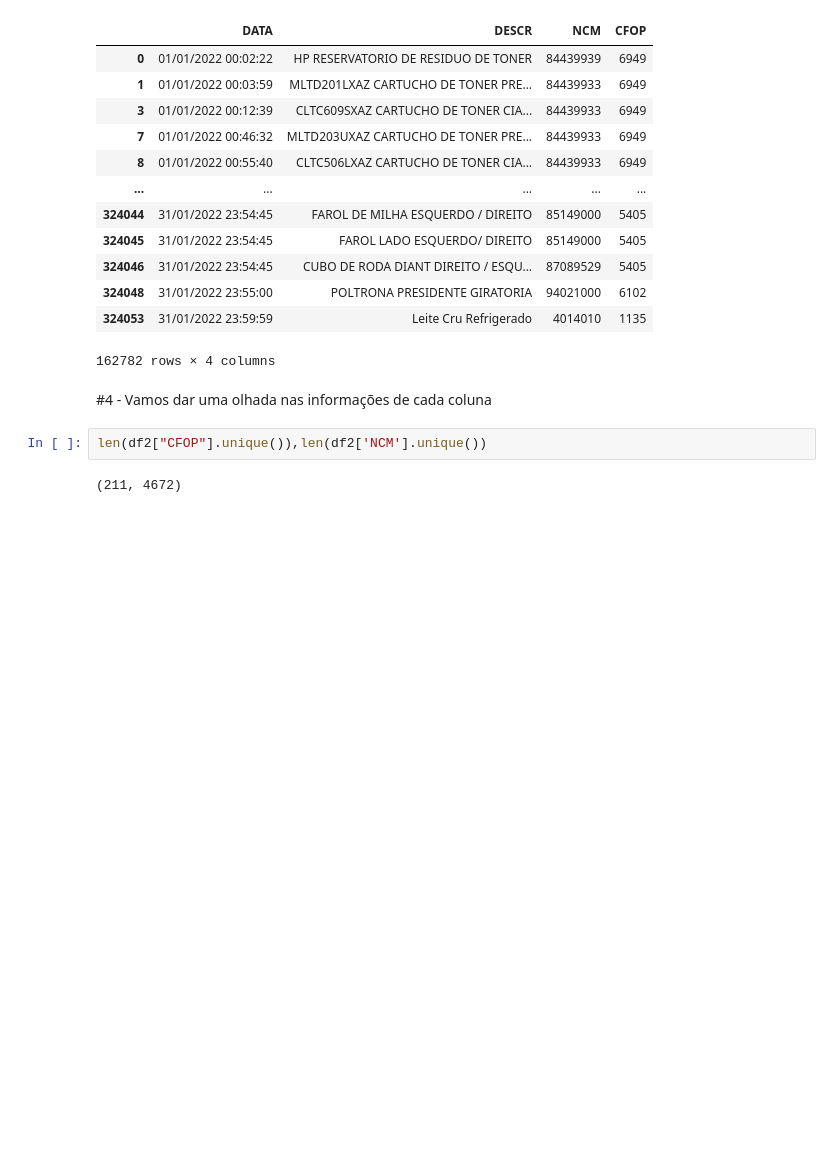
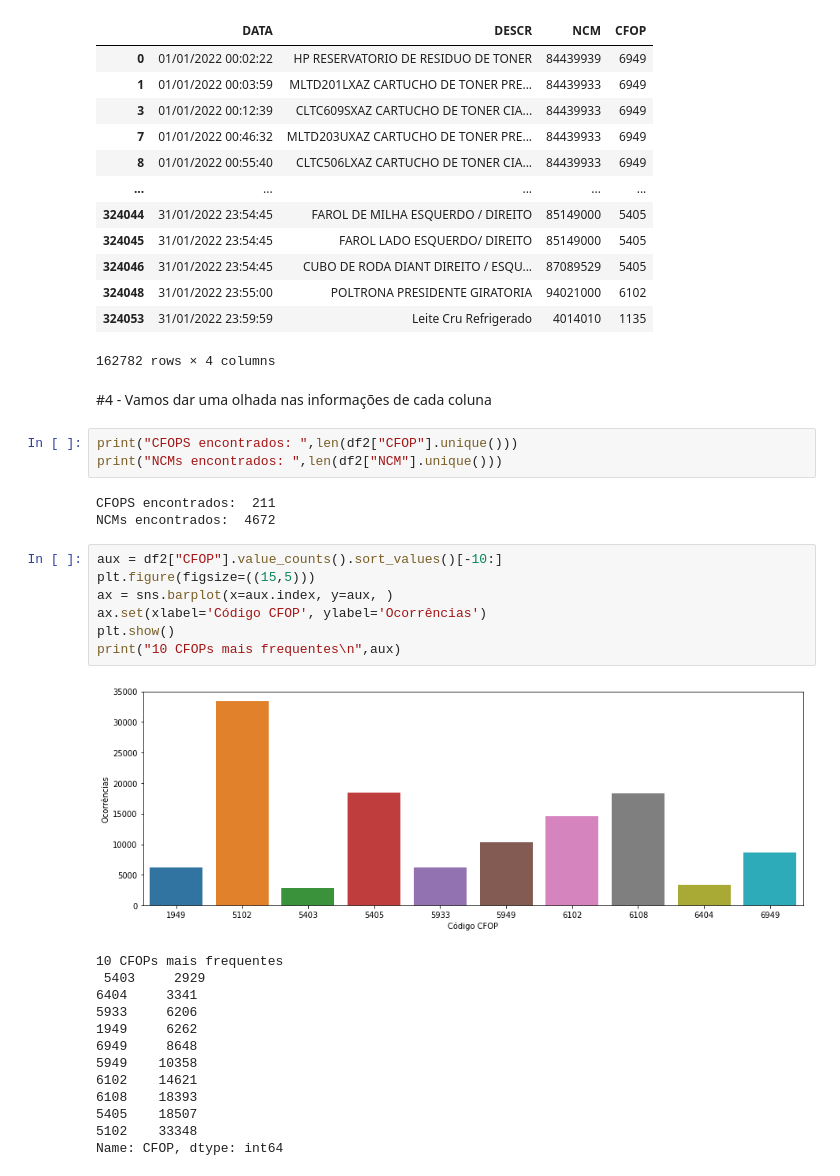
Before and after one commit to mfilipak/AFRAC_IA, a Jupyter notebook: 001_EDA_(Dados_do_Portal_da_cidadânia).ipynb, the cells around one changed output. Saved outputs shown, nothing was run; the diff lists cells and outputs as text; blank space fills up the shorter version.

```diff
--- a/001_EDA_(Dados_do_Portal_da_cidadânia).ipynb
+++ b/001_EDA_(Dados_do_Portal_da_cidadânia).ipynb
@@ -74,6 +76,29 @@ df2
 # %% [markdown]
 #4 - Vamos dar uma olhada nas informações de cada coluna
 # %%
-len(df2["CFOP"].unique()),len(df2['NCM'].unique())
+print("CFOPS encontrados: ",len(df2["CFOP"].unique()))
+print("NCMs encontrados: ",len(df2["NCM"].unique()))
 # %% [output]
-(211, 4672)
+CFOPS encontrados:  211
+NCMs encontrados:  4672
+# %%
+aux = df2["CFOP"].value_counts().sort_values()[-10:]
+plt.figure(figsize=((15,5)))
+ax = sns.barplot(x=aux.index, y=aux, )
+ax.set(xlabel='Código CFOP', ylabel='Ocorrências')
+plt.show()
+print("10 CFOPs mais frequentes\n",aux)
+# %% [output]
+[figure, added]
+10 CFOPs mais frequentes
+ 5403     2929
+6404     3341
+5933     6206
+1949     6262
+6949     8648
+5949    10358
+6102    14621
+6108    18393
+5405    18507
+5102    33348
+Name: CFOP, dtype: int64
```
Also changed, not shown: parts of 3 cells of this notebook.
